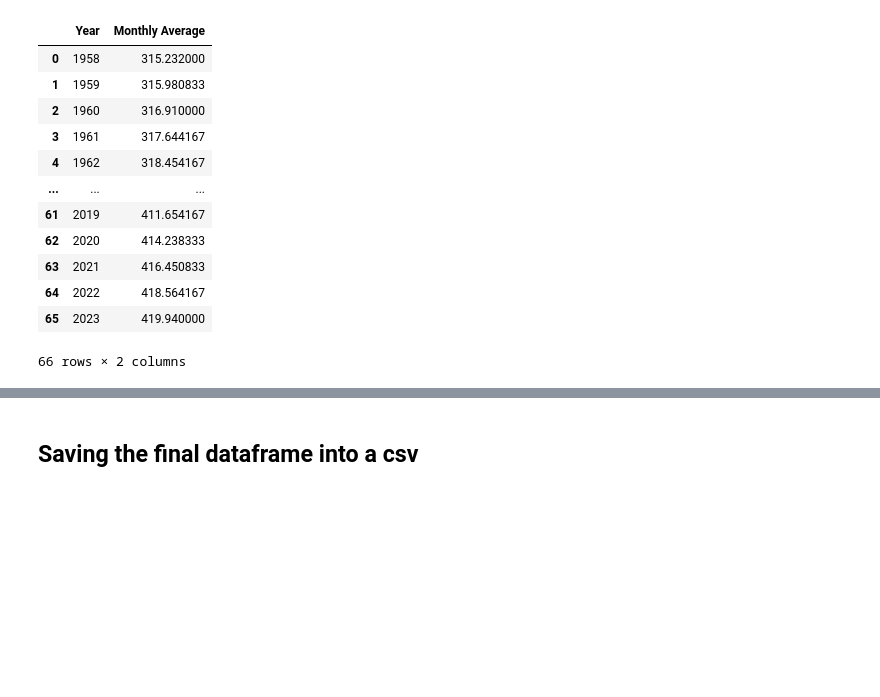
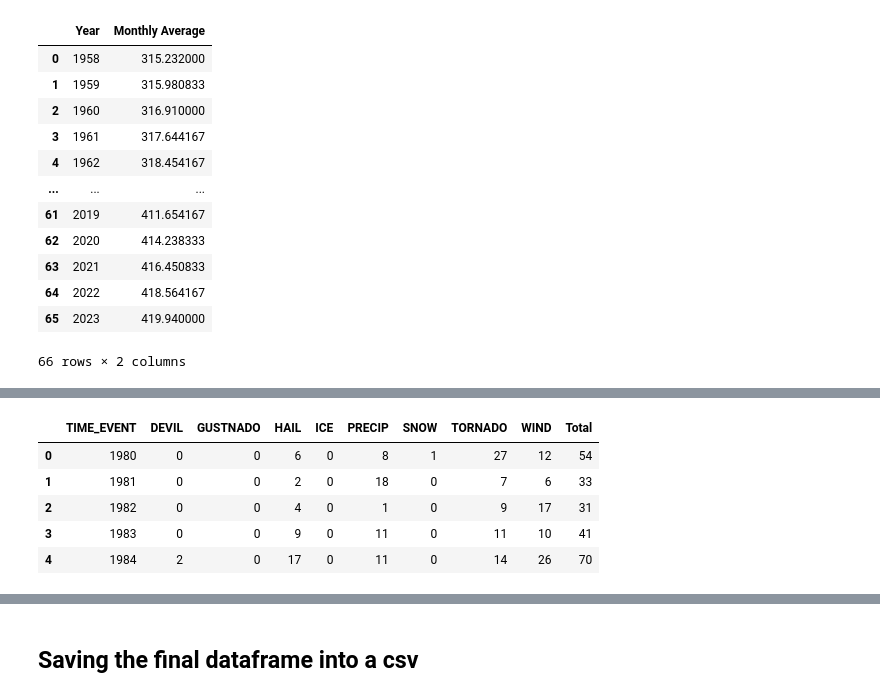
Before and after one commit to jo-atanacio/Thesis, a Jupyter notebook: data_collection.ipynb, the cells around one changed output, grey strips where cells are left out. Cells and saved outputs as stored; diff of their text form; code cells hidden in the pictures; blank space fills up the shorter version.

Commit message:
Added ESSL/ESWD data into the working csv

```diff
--- a/data_collection.ipynb
+++ b/data_collection.ipynb
@@ -169,0 +178,19 @@ co2
+# %%
+essl_modified = essl[["TIME_EVENT",
+       "COUNTRY", 'TYPE_EVENT',
+       'NO_OBJECTS', 'MAX_HAIL_DIAMETER', 'MAX_HAILSTONE_WEIGHT',
+       'AVERAGE_HAIL_DIAMETER', 'THICKNESS_HAIL_LAYER', 'HAILSTONE', 'F_SCALE',
+       'T_SCALE', 'RATING_BASIS', 'WIND_SPEED', 'TEN_MIN_WIND_SPEED',
+       'FUNNEL_SIGHTED', 'SUCTION_VORTICES', 'PRECIPITATION_AMOUNT',
+       'SNOW_FALL_AMOUNT', 'PEAK_PRECIP_AMOUNT', 'PEAK_SNOW_FALL_AMOUNT',
+       'PEAK_PRECIP_PERIOD', 'MAX_6_HOUR_PRECIP', 'MAX_6_HOUR_SNOW_FALL',
+       'MAX_12_HOUR_PRECIP', 'MAX_12_HOUR_SNOW_FALL', 'MAX_24_HOUR_PRECIP',
+       'MAX_24_HOUR_SNOW_FALL', 'CONVECTIVE', 'TOTAL_DURATION', 'TYPE_PRECIP',
+       'SIZE_ACCOMPANYING_HAIL', 'POSSIBILITIES', 'PATH_LENGTH',
+       'MEAN_PATH_WIDTH', 'MAX_PATH_WIDTH', 'MAX_VERTICAL_DEVELOP',
+       'DIRECTION_MOVEMENT', 'SNOW_HAZARDS', 'MEAN_HEIGHT_SNOW_CORNICES',
+       'MAX_HEIGHT_SNOW_CORNICES', 'ICE_HAZARDS', 'THICKNESS_ICE_COVER',
+       'THICKNESS_RIME_COVER', 'AVALANCHE_TYPE', 'AVALANCHE_FLOW_TYPE',
+       'SNOW_MASS_TYPE', 'AVALANCHE_SIZE', 'AVALANCHE_TRIGGER', 'PEAK_CURRENT']]
+# %%
+essl_modified = essl_modified.groupby(["TIME_EVENT", "TYPE_EVENT"], as_index=False).size()
@@ -169,0 +211,9 @@ co2
+# %%
+event_counts.head(5)
+# %% [output]
+|  | TIME_EVENT | DEVIL | GUSTNADO | HAIL | ICE | PRECIP | SNOW | TORNADO | WIND | Total |
+| 0 | 1980 | 0 | 0 | 6 | 0 | 8 | 1 | 27 | 12 | 54 |
+| 1 | 1981 | 0 | 0 | 2 | 0 | 18 | 0 | 7 | 6 | 33 |
+| 2 | 1982 | 0 | 0 | 4 | 0 | 1 | 0 | 9 | 17 | 31 |
+| 3 | 1983 | 0 | 0 | 9 | 0 | 11 | 0 | 11 | 10 | 41 |
+| 4 | 1984 | 2 | 0 | 17 | 0 | 11 | 0 | 14 | 26 | 70 |
```
Also changed, not shown: parts of 12 cells of this notebook.
